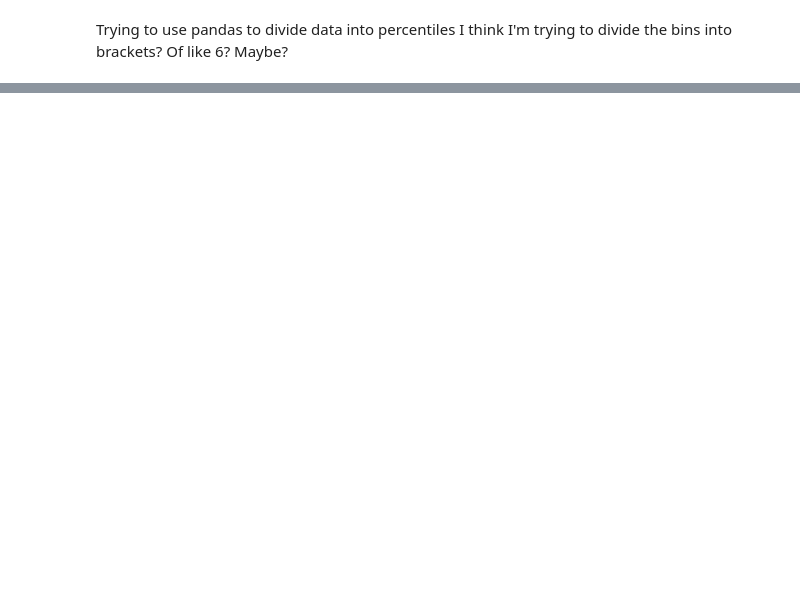
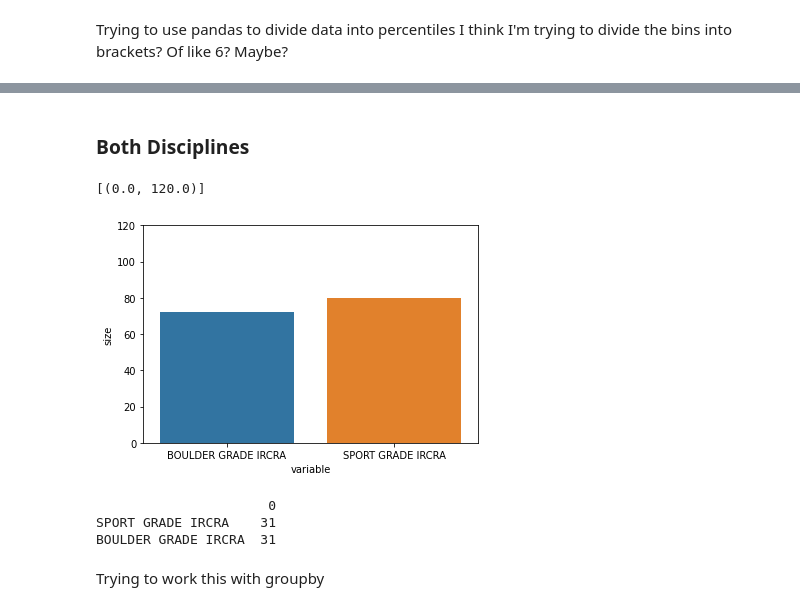
Before and after one commit to haokliao/Critical-Force-Visualization, a Jupyter notebook: EDA_scratch.ipynb, the cells around one changed output, grey strips where cells are left out. Saved outputs shown, nothing was run; the diff lists cells and outputs as text; code cells hidden in the pictures; blank space fills up the shorter version.

```diff
--- a/EDA_scratch.ipynb
+++ b/EDA_scratch.ipynb
@@ -102,0 +123,20 @@ disciplines_df = dataframe[['SPORT GRADE IRCRA', 'BOULDER GRADE IRCRA']]
+# %% [markdown]
+### Both Disciplines
+# %%
+disciplines_df= dataframe[['#','SPORT GRADE IRCRA', 'BOULDER GRADE IRCRA']]
+disciplines_bar = pd.melt(disciplines_df,id_vars="#").dropna()
+both_df = pd.DataFrame({"variable":['BOTH DISCIPLINES'], "value":[32]})
+disciplines_bar.append(both_df)
+# # print(disciplines_df)
+# print(disciplines_bar)
+# print(both_df)
+# both_df = pd.DataFrame({"variable":['BOTH DISCIPLINES'], "size":[32]})
+# disciplines_bar.append(both_df)
+disciplines_bar = disciplines_bar.groupby(by='variable',as_index=False).size()
+ax3 = sns.barplot(data=ind_disciplines_bar, x="variable", y="size")
+ax3.set(ylim=(0,120))
+#mess with axis
+#figsize
+# %% [output]
+[(0.0, 120.0)]
+[figure, added]
@@ -102,0 +149,20 @@ disciplines_df = dataframe[['SPORT GRADE IRCRA', 'BOULDER GRADE IRCRA']]
+# %%
+# #do discipline for both disciplines, drop na, count value merge together same values?
+
+# both_disciplines_df = dataframe['SPORT GRADE IRCRA'].merge(dataframe['BOULDER GRADE IRCRA'])
+both_disciplines_df = dataframe[['SPORT GRADE IRCRA', 'BOULDER GRADE IRCRA']].dropna().count().to_frame()
+# both_disciplines_df['BOTH DISC'] = both_disciplines_df['SPORT GRADE IRCRA'].append()
+
+# both_disciplines_df.loc['BOULDER GRADE IRCRA'].append()
+
+
+print(both_disciplines_df)
+# dataframe[['SPORT GRADE IRCRA', 'BOULDER GRADE IRCRA']].dropna(how='all')
+
+#Compare to dataframe index with na values dropped?
+# %% [output]
+                      0
+SPORT GRADE IRCRA    31
+BOULDER GRADE IRCRA  31
+# %% [markdown]
+Trying to work this with groupby
```
Also changed, not shown: parts of 16 cells of this notebook, 1 other file.
